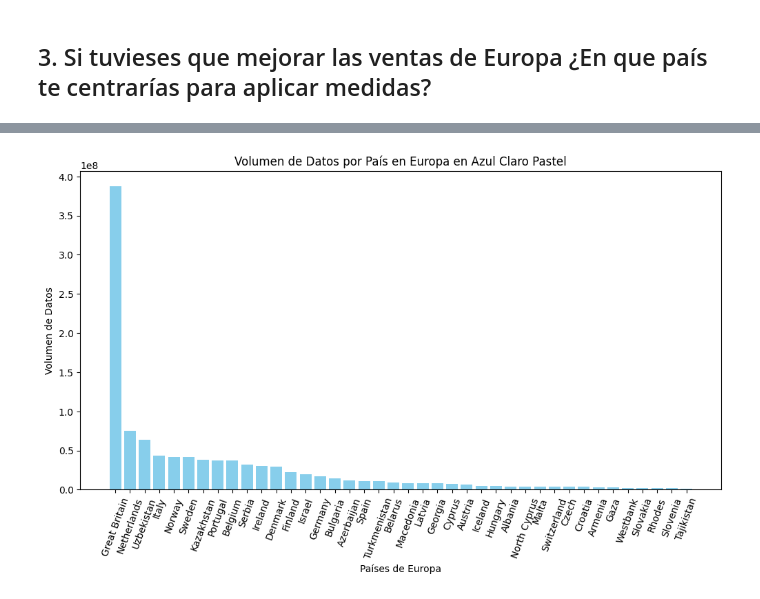
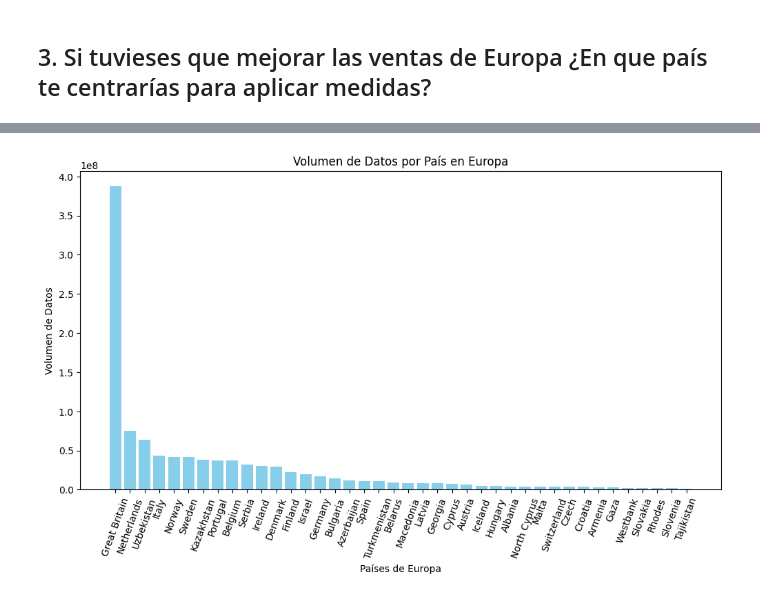
Before and after one commit to patriciamediavilla/L1P2, a Jupyter notebook: visualizaciondedatos.ipynb, the cells around one changed output, grey strips where cells are left out. Cells and saved outputs as stored; diff of their text form; code cells hidden in the pictures.

```diff
--- a/visualizaciondedatos.ipynb
+++ b/visualizaciondedatos.ipynb
@@ -354,24 +365,24 @@ En particular lo que voy a hacer es caulcular es tendencia
 # %%
 # Filtrar solo los países de Europa
 paises_europa = df[df['SCTR'] == 'Europe']
 
 # Agrupar por país y calcular la suma del volumen de datos
 volumen_por_pais = paises_europa.groupby('CNTRY')['AMT'].sum()
 
 # Ordenar los datos por volumen de datos de manera descendente
 volumen_por_pais = volumen_por_pais.sort_values(ascending=False)
 
 # Crear una gráfica de barras para mostrar el volumen de datos por país en azul claro pastel
 plt.figure(figsize=(12, 6))
 
 # Crea una lista de colores, todas iguales
 colores = ['#87CEEB'] * len(volumen_por_pais)
 
 plt.bar(volumen_por_pais.index, volumen_por_pais.values, color=colores)
 plt.xlabel('Países de Europa')
 plt.ylabel('Volumen de Datos')
-plt.title('Volumen de Datos por País en Europa en Azul Claro Pastel')
+plt.title('Volumen de Datos por País en Europa')
 plt.xticks(rotation=70)
 plt.show()
 # %% [output]
-[figure, old version]
+[figure, new version]
```
Also changed, not shown: parts of 11 cells of this notebook.
